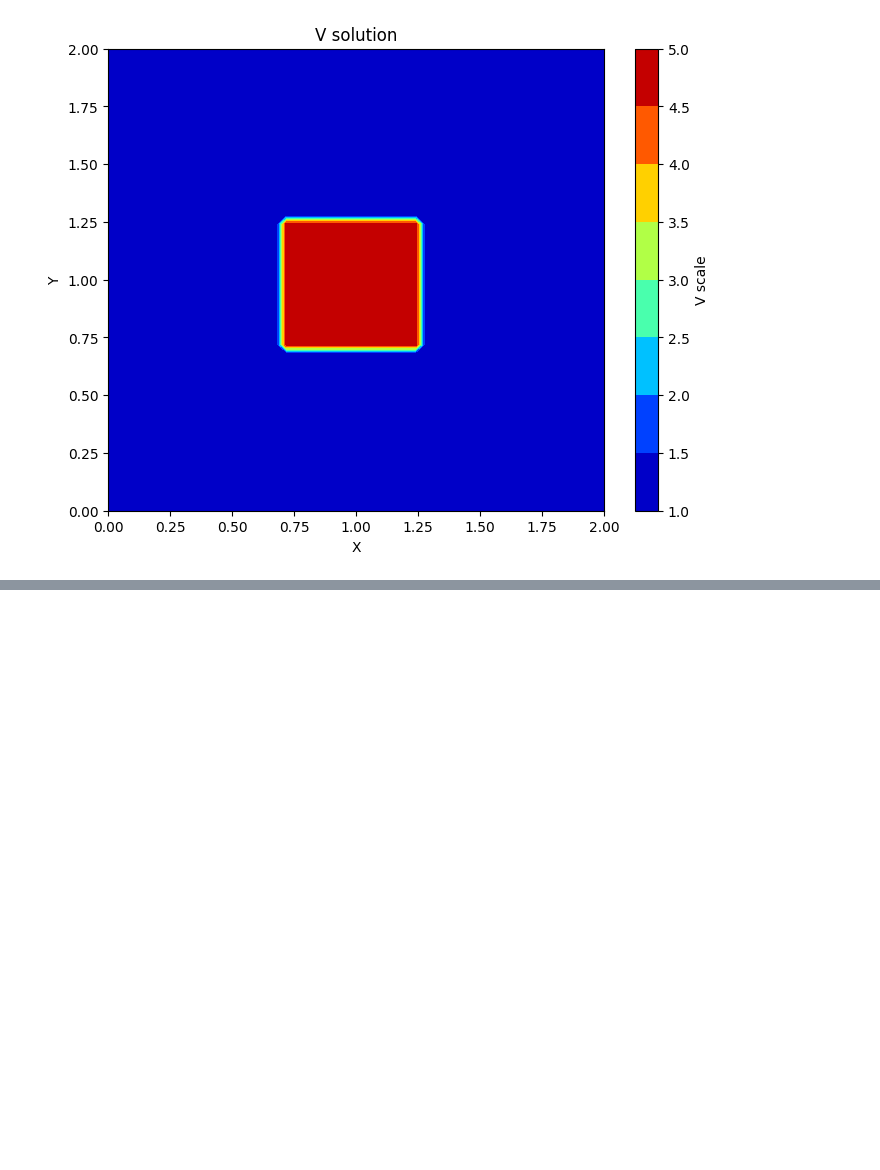
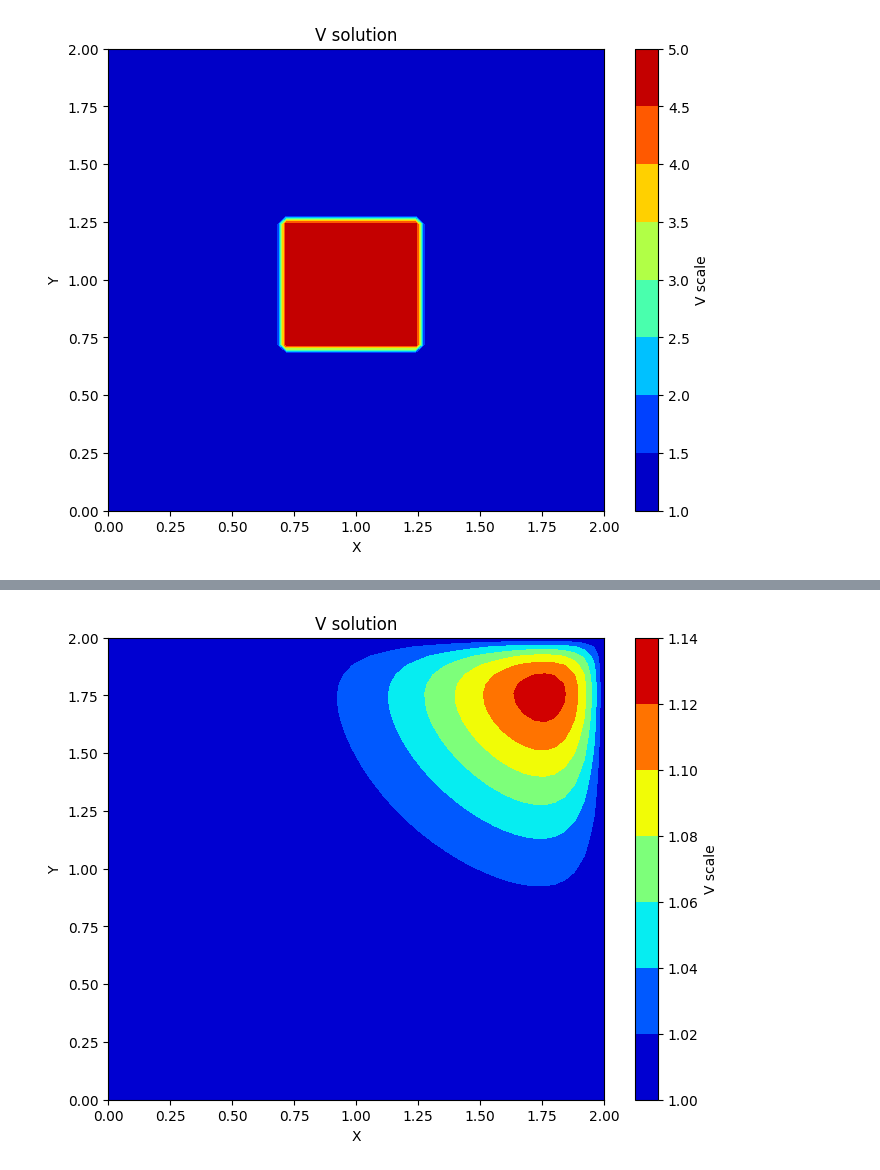
Before and after one commit to HanielUlises/Computational-PDEs, a Jupyter notebook: 2D Burgers' Equation/burgers_2d_main.ipynb, the cells around one changed output, grey strips where cells are left out. Drawn from its saved outputs; the diff is of its cells as text; code cells hidden in the pictures; blank space fills up the shorter version.

```diff
--- a/2D Burgers' Equation/burgers_2d_main.ipynb
+++ b/2D Burgers' Equation/burgers_2d_main.ipynb
@@ -66,0 +113,12 @@ colorbar.set_label("V scale")
+# %%
+X, Y = np.meshgrid(x, y)
+
+plt.figure(figsize=(8,6))
+contour = plt.contourf(X, Y, v[:], cmap='jet')
+plt.title("V solution")
+plt.xlabel("X")
+plt.ylabel("Y")
+colorbar = plt.colorbar(contour)
+colorbar.set_label("V scale")
+# %% [output]
+[figure, added]
```
Also changed, not shown: parts of 2 cells of this notebook.
